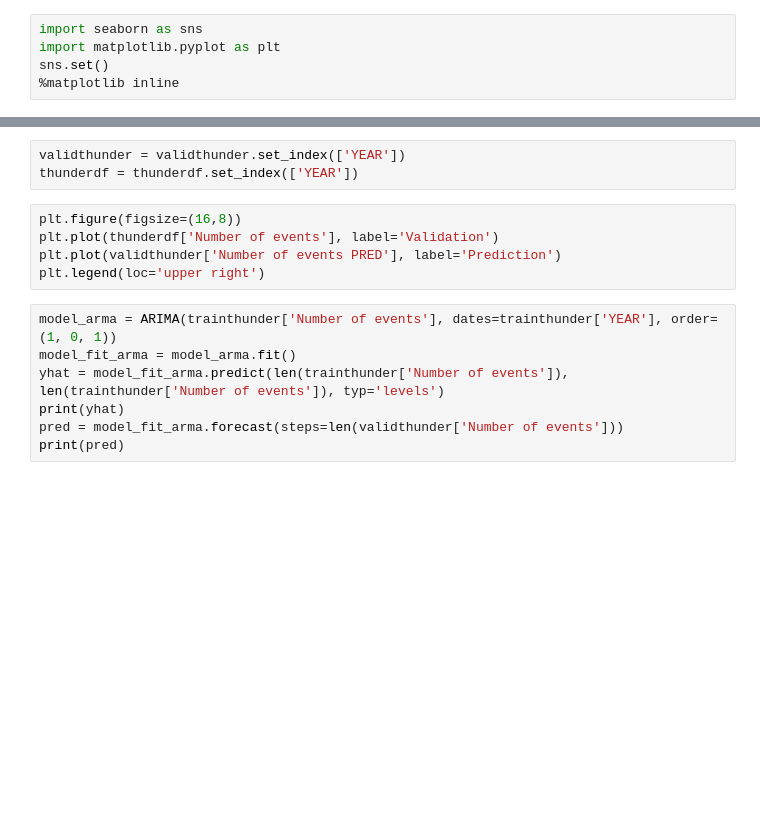
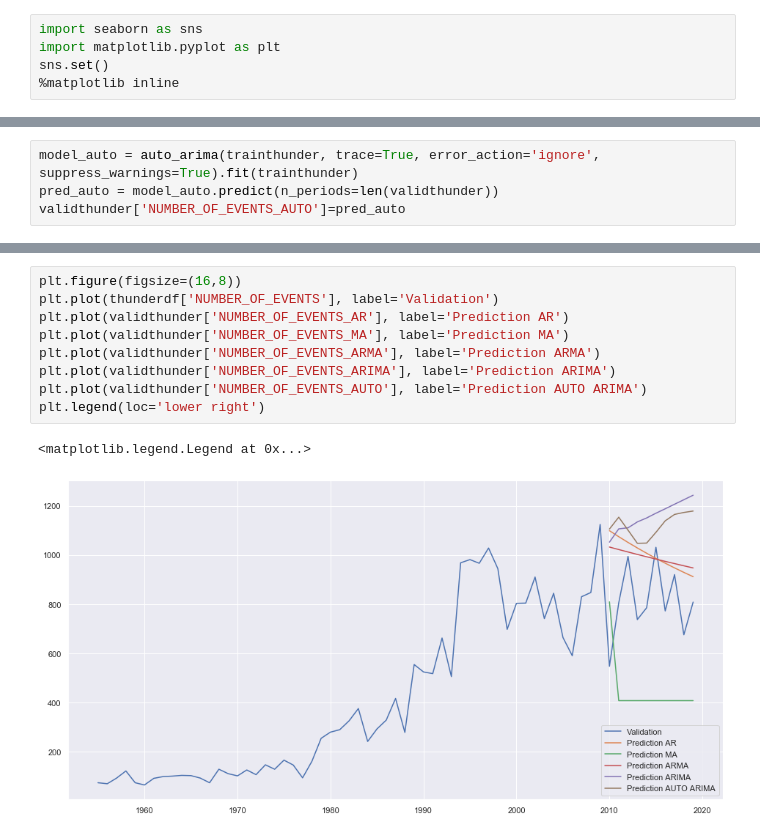
Before and after one commit to aizatrosli/MANB1123, a Jupyter notebook: FASA/events/EDA Events.ipynb, the cells around one changed output, grey strips where cells are left out. Drawn from its saved outputs; the diff is of its cells as text; blank space fills up the shorter version.

```diff
--- a/FASA/events/EDA Events.ipynb
+++ b/FASA/events/EDA Events.ipynb
@@ -121,0 +372,4 @@ validthunder['Number of events PRED'] = pred[0]
+# %%
+model_auto = auto_arima(trainthunder, trace=True, error_action='ignore', suppress_warnings=True).fit(trainthunder)
+pred_auto = model_auto.predict(n_periods=len(validthunder))
+validthunder['NUMBER_OF_EVENTS_AUTO']=pred_auto
@@ -124,15 +410,12 @@ validthunder
-# %%
-validthunder = validthunder.set_index(['YEAR'])
-thunderdf = thunderdf.set_index(['YEAR'])
 # %%
 plt.figure(figsize=(16,8))
-plt.plot(thunderdf['Number of events'], label='Validation')
-plt.plot(validthunder['Number of events PRED'], label='Prediction')
-plt.legend(loc='upper right')
+plt.plot(thunderdf['NUMBER_OF_EVENTS'], label='Validation')
+plt.plot(validthunder['NUMBER_OF_EVENTS_AR'], label='Prediction AR')
+plt.plot(validthunder['NUMBER_OF_EVENTS_MA'], label='Prediction MA')
+plt.plot(validthunder['NUMBER_OF_EVENTS_ARMA'], label='Prediction ARMA')
+plt.plot(validthunder['NUMBER_OF_EVENTS_ARIMA'], label='Prediction ARIMA')
+plt.plot(validthunder['NUMBER_OF_EVENTS_AUTO'], label='Prediction AUTO ARIMA')
+plt.legend(loc='lower right')
+# %% [output]
+<matplotlib.legend.Legend at 0x...>
+[figure, added]
-# %%
-model_arma = ARIMA(trainthunder['Number of events'], dates=trainthunder['YEAR'], order=(1, 0, 1))
-model_fit_arma = model_arma.fit()
-yhat = model_fit_arma.predict(len(trainthunder['Number of events']), len(trainthunder['Number of events']), typ='levels')
-print(yhat)
-pred = model_fit_arma.forecast(steps=len(validthunder['Number of events']))
-print(pred)
```
Also changed, not shown: parts of 24 cells of this notebook, 9 other files.
